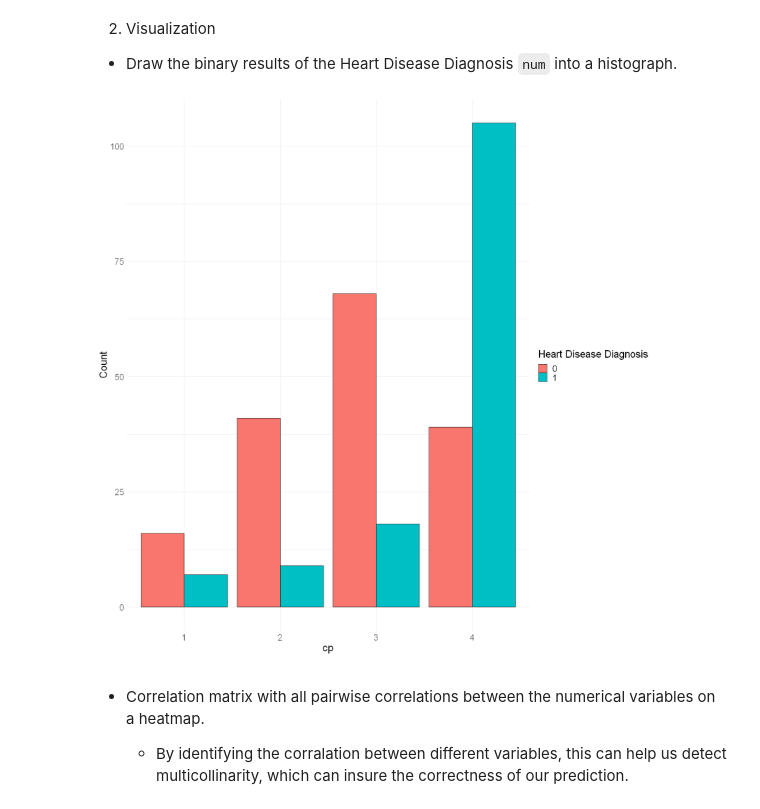
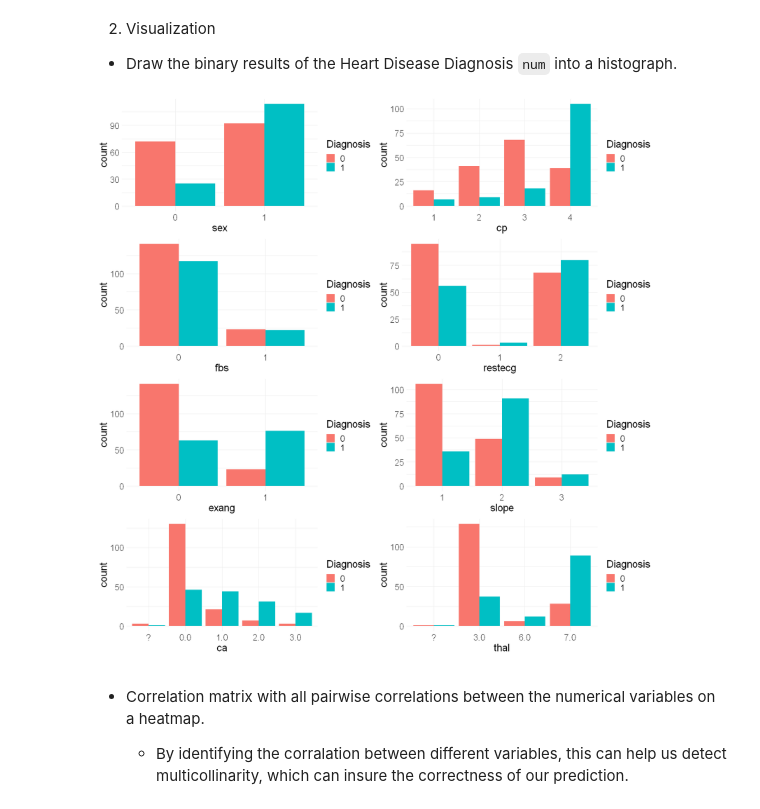
Before and after one commit to Speculatorrr/Group-STAT301, a Jupyter notebook: Planning-Christin.ipynb, the cells around one changed output. Saved outputs shown, nothing was run; the diff lists cells and outputs as text; code cells hidden in the pictures.

```diff
--- a/Planning-Christin.ipynb
+++ b/Planning-Christin.ipynb
@@ -110,19 +117,32 @@ A tibble: 6 × 14
 2. Visualization
 
 - Draw the binary results of the Heart Disease Diagnosis `num` into a histograph.
-# %%
-goal_hist <- heart_data %>%
-  ggplot(aes(x = cp, fill = factor(num))) +
-  geom_bar(position = "dodge", color = "black") +
-  xlab("cp") +
-  ylab("Count") +
-  scale_fill_discrete(name = "Heart Disease Diagnosis") +
-  theme_minimal() +
-  theme(text = element_text(size = 20))
-
-goal_hist
-# %% [output]
-[figure, removed]
+# %%
+# Function to draw bar chart
+draw_bar_chart <- function(data, categorical_var, num) {
+  ggplot(data, aes_string(x = categorical_var, fill = num)) +
+    geom_bar(position = "dodge") +
+    theme_minimal() +
+    theme(text = element_text(size = 20)) +
+    labs(x = categorical_var, fill = "Diagnosis")
+}
+
+sex_bar <- draw_bar_chart(heart_data, "sex", "num")
+cp_bar <- draw_bar_chart(heart_data, "cp", "num")
+fbs_bar <- draw_bar_chart(heart_data, "fbs", "num")
+restecg_bar <- draw_bar_chart(heart_data, "restecg", "num")
+exang_bar <- draw_bar_chart(heart_data, "exang", "num")
+slope_bar <- draw_bar_chart(heart_data, "slope", "num")
+ca_bar <- draw_bar_chart(heart_data, "ca", "num")
+thal_bar <- draw_bar_chart(heart_data, "thal", "num")
+
+grid.arrange(
+  sex_bar, cp_bar, fbs_bar, restecg_bar,
+  exang_bar, slope_bar, ca_bar, thal_bar,
+  ncol = 2
+)
+# %% [output]
+[figure, added]
 # %% [markdown]
 - Correlation matrix with all pairwise correlations between the numerical variables on a heatmap.
 
```
Also changed, not shown: parts of 8 cells of this notebook.
